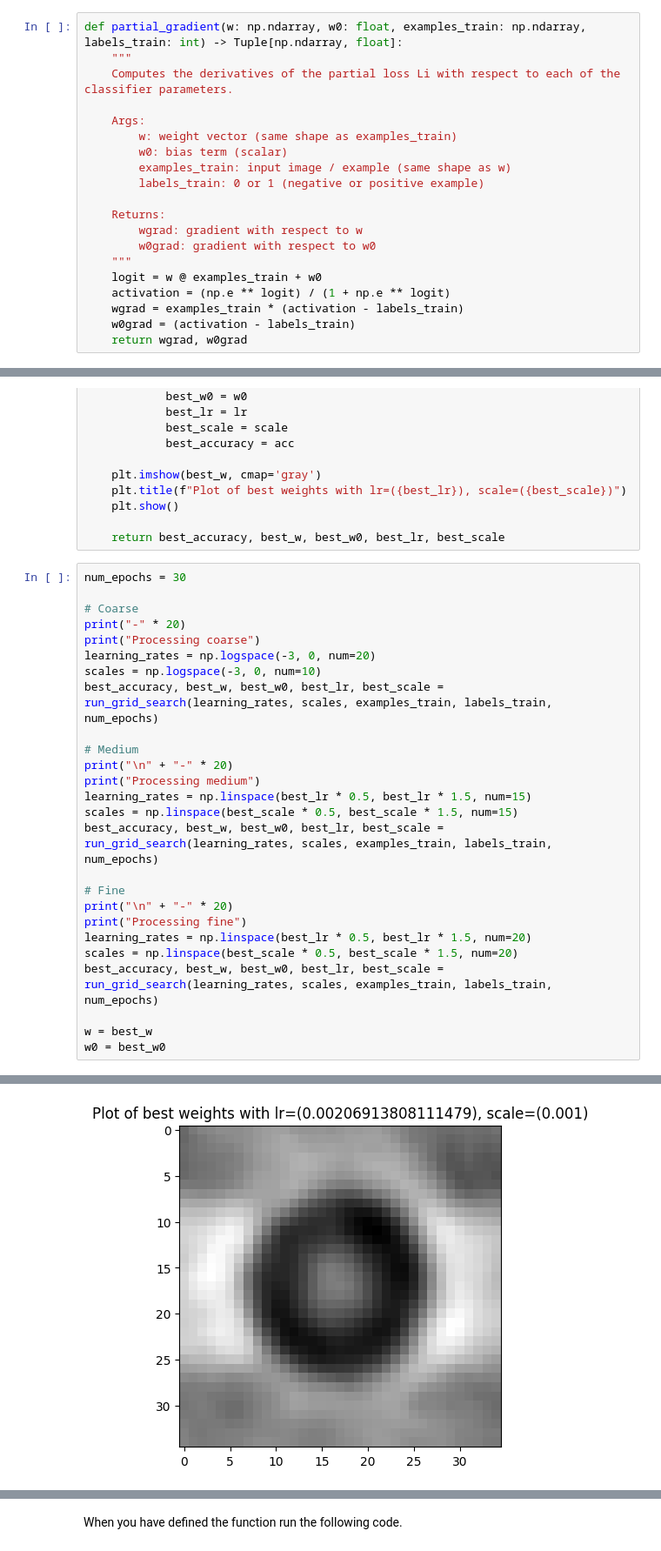
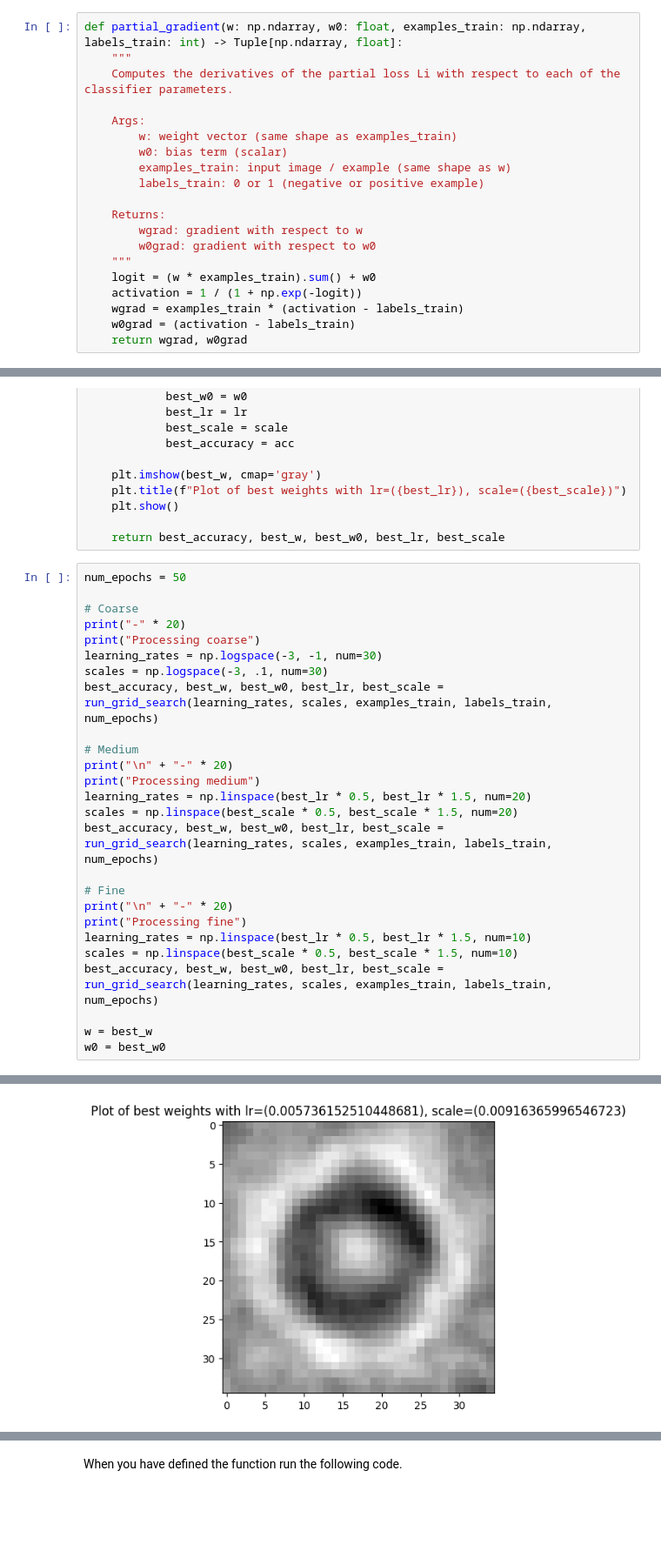
Before and after one commit to 0-Gixty-0/SSY098-Image-Analysis, a Jupyter notebook: lab4/lab_4_students.ipynb, the cells around one changed output, grey strips where cells are left out. Shown at 87% size. Drawn from its saved outputs; the diff is of its cells as text; blank space fills up the shorter version.

```diff
--- a/lab4/lab_4_students.ipynb
+++ b/lab4/lab_4_students.ipynb
@@ -143,8 +143,8 @@ def partial_gradient(w: np.ndarray, w0: float, examples_train: np.ndarray, label
         wgrad: gradient with respect to w
         w0grad: gradient with respect to w0
     """
-    logit = w @ examples_train + w0
-    activation = (np.e ** logit) / (1 + np.e ** logit)
+    logit = (w * examples_train).sum() + w0
+    activation = 1 / (1 + np.exp(-logit))
     wgrad = examples_train * (activation - labels_train)
     w0grad = (activation - labels_train)
     return wgrad, w0grad
@@ -353,34 +353,34 @@ def run_grid_search(learning_rates, scales, examples, labels, num_epochs):
 
     return best_accuracy, best_w, best_w0, best_lr, best_scale
 # %%
-num_epochs = 30
+num_epochs = 50
 
 # Coarse
 print("-" * 20)
 print("Processing coarse")
-learning_rates = np.logspace(-3, 0, num=20)
-scales = np.logspace(-3, 0, num=10)
+learning_rates = np.logspace(-3, -1, num=30)
+scales = np.logspace(-3, .1, num=30)
 best_accuracy, best_w, best_w0, best_lr, best_scale = run_grid_search(learning_rates, scales, examples_train, labels_train, num_epochs)
 
 # Medium
 print("\n" + "-" * 20)
 print("Processing medium")
-learning_rates = np.linspace(best_lr * 0.5, best_lr * 1.5, num=15)
-scales = np.linspace(best_scale * 0.5, best_scale * 1.5, num=15)
+learning_rates = np.linspace(best_lr * 0.5, best_lr * 1.5, num=20)
+scales = np.linspace(best_scale * 0.5, best_scale * 1.5, num=20)
 best_accuracy, best_w, best_w0, best_lr, best_scale = run_grid_search(learning_rates, scales, examples_train, labels_train, num_epochs)
 
 # Fine
 print("\n" + "-" * 20)
 print("Processing fine")
-learning_rates = np.linspace(best_lr * 0.5, best_lr * 1.5, num=20)
-scales = np.linspace(best_scale * 0.5, best_scale * 1.5, num=20)
+learning_rates = np.linspace(best_lr * 0.5, best_lr * 1.5, num=10)
+scales = np.linspace(best_scale * 0.5, best_scale * 1.5, num=10)
 best_accuracy, best_w, best_w0, best_lr, best_scale = run_grid_search(learning_rates, scales, examples_train, labels_train, num_epochs)
 
 w = best_w
 w0 = best_w0
 # %% [output]
 --------------------
 Processing coarse
-[figure, old version]
+[figure, new version]
 --------------------
 Processing medium
```
Also changed, not shown: parts of 11 cells of this notebook.
